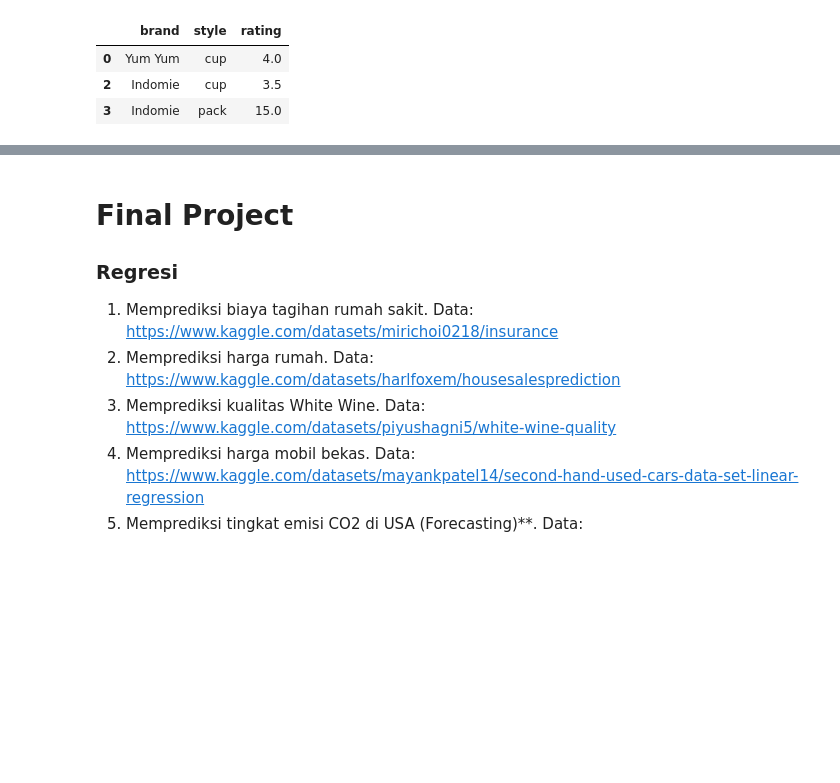
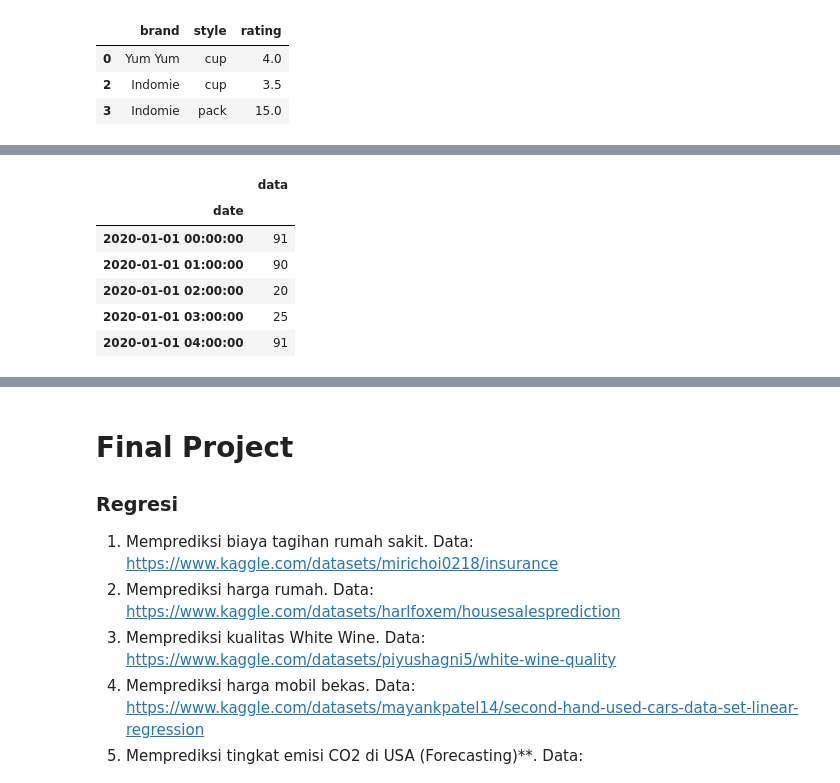
Before and after one commit to r-ap/TrainingMachineLearning, a Jupyter notebook: BFI_PYIM_6_2.ipynb, the cells around one changed output, grey strips where cells are left out. Cells and saved outputs as stored; diff of their text form; code cells hidden in the pictures; blank space fills up the shorter version.

```diff
--- a/BFI_PYIM_6_2.ipynb
+++ b/BFI_PYIM_6_2.ipynb
@@ -209,0 +289,11 @@ df[~df.duplicated(subset=['brand','style'], keep='first')]
+# %%
+df_time_idx = df_time.set_index('date')
+df_time_idx.head()
+# %% [output]
+|  | data |
+| date |  |
+| 2020-01-01 00:00:00 | 91 |
+| 2020-01-01 01:00:00 | 90 |
+| 2020-01-01 02:00:00 | 20 |
+| 2020-01-01 03:00:00 | 25 |
+| 2020-01-01 04:00:00 | 91 |
```
Also changed, not shown: parts of 5 cells of this notebook.
